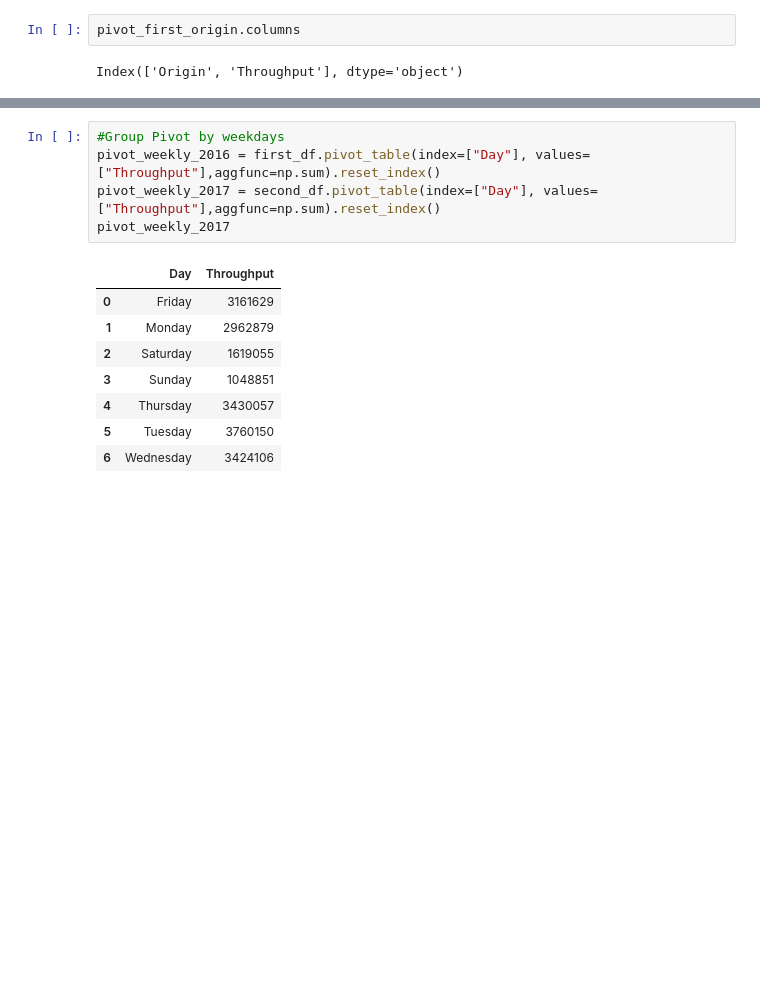
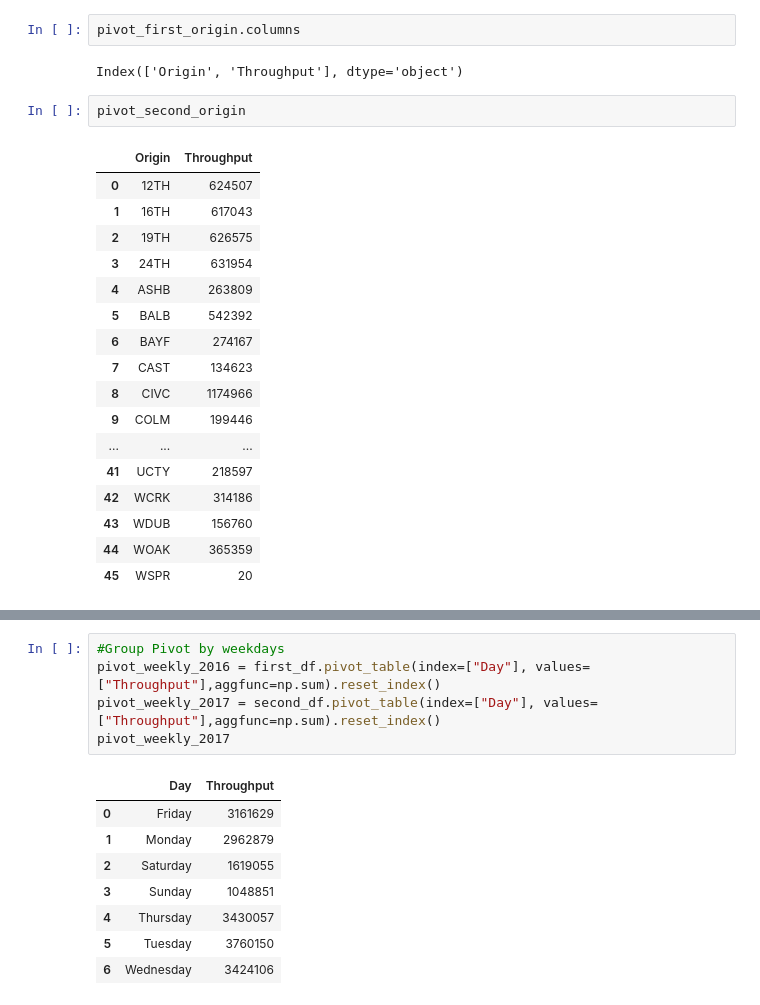
Before and after one commit to mayushah1/Branch4, a Jupyter notebook: 04_Python/BartPy.ipynb, the cells around one changed output, grey strips where cells are left out. Cells and saved outputs as stored; diff of their text form; blank space fills up the shorter version.

```diff
--- a/04_Python/BartPy.ipynb
+++ b/04_Python/BartPy.ipynb
@@ -103,3 +103,23 @@ pivot_second_dest.to_csv("2017 Throughput Destination pivot.csv")
 pivot_first_origin.columns
 # %% [output]
 Index(['Origin', 'Throughput'], dtype='object')
+# %%
+pivot_second_origin
+# %% [output]
+|  | Origin | Throughput |
+| 0 | 12TH | 624507 |
+| 1 | 16TH | 617043 |
+| 2 | 19TH | 626575 |
+| 3 | 24TH | 631954 |
+| 4 | ASHB | 263809 |
+| 5 | BALB | 542392 |
+| 6 | BAYF | 274167 |
+| 7 | CAST | 134623 |
+| 8 | CIVC | 1174966 |
+| 9 | COLM | 199446 |
+| ... | ... | ... |
+| 41 | UCTY | 218597 |
+| 42 | WCRK | 314186 |
+| 43 | WDUB | 156760 |
+| 44 | WOAK | 365359 |
+| 45 | WSPR | 20 |
```
Also changed, not shown: parts of 3 cells of this notebook.
